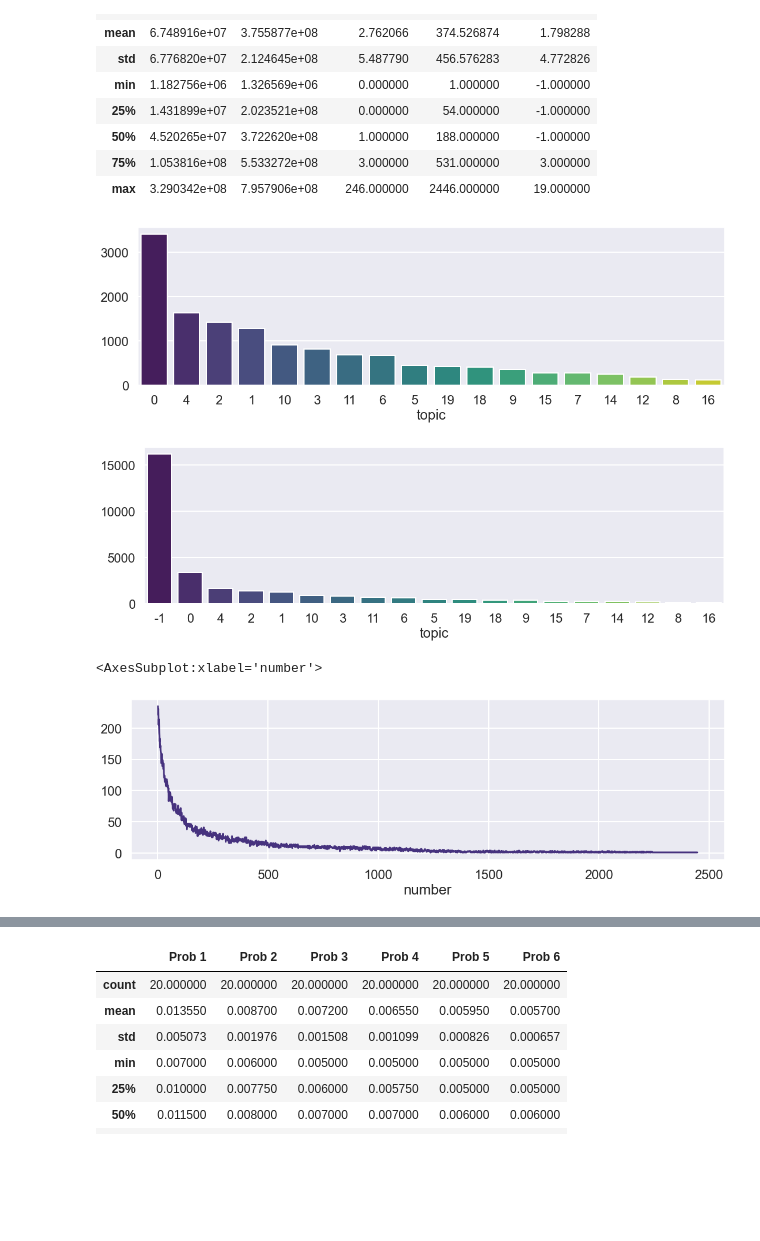
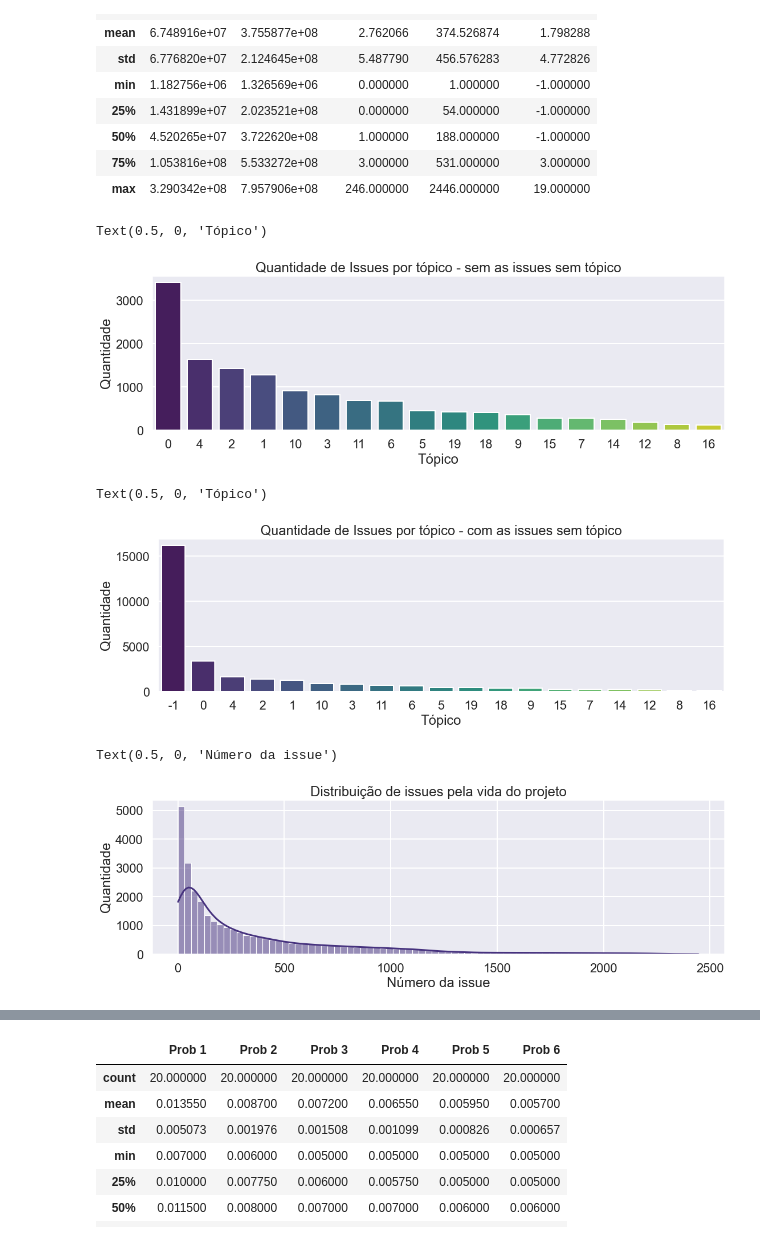
Before and after one commit to GabrielBG0/Mineracao-Repositorios, a Jupyter notebook: final.ipynb, the cells around one changed output, grey strips where cells are left out. Cells and saved outputs as stored; diff of their text form; code cells hidden in the pictures; blank space fills up the shorter version.

```diff
--- a/final.ipynb
+++ b/final.ipynb
@@ -61,24 +61,34 @@ sns.set_style('darkgrid')
 # %%
 issuesC = issues.query('topic >= 0').groupby(
     'topic').size().sort_values(ascending=False)
 plt.figure(figsize=(18, 5))
 ax = sns.barplot(x=issuesC.index,y=issuesC.values, palette='viridis', order=issuesC.index)
+ax.set_title('Quantidade de Issues por tópico - sem as issues sem tópico')
+ax.set_ylabel('Quantidade')
+ax.set_xlabel('Tópico')
 # %% [output]
+Text(0.5, 0, 'Tópico')
-[figure, old version]
+[figure, new version]
 # %%
 issuesC = issues.groupby(
     'topic').size().sort_values(ascending=False)
 plt.figure(figsize=(18, 5))
 ax = sns.barplot(x=issuesC.index,y=issuesC.values, palette='viridis', order=issuesC.index)
+ax.set_title('Quantidade de Issues por tópico - com as issues sem tópico')
+ax.set_ylabel('Quantidade')
+ax.set_xlabel('Tópico')
 # %% [output]
+Text(0.5, 0, 'Tópico')
-[figure, old version]
+[figure, new version]
-# %%
-numbers = issues.groupby('number').size()
-plt.figure(figsize=(18, 5))
-sns.lineplot(data=numbers)
-# %% [output]
-<AxesSubplot:xlabel='number'>
-[figure, removed]
+# %%
+plt.figure(figsize=(18, 5))
+ax = sns.histplot(data=issues, x='number', kde=True)
+ax.set_title('Distribuição de issues pela vida do projeto')
+ax.set_ylabel('Quantidade')
+ax.set_xlabel('Número da issue')
+# %% [output]
+Text(0.5, 0, 'Número da issue')
+[figure, added]
 # %%
 topics = pd.read_csv('Topics.csv')
 topics
```
Also changed, not shown: parts of 6 cells of this notebook.
